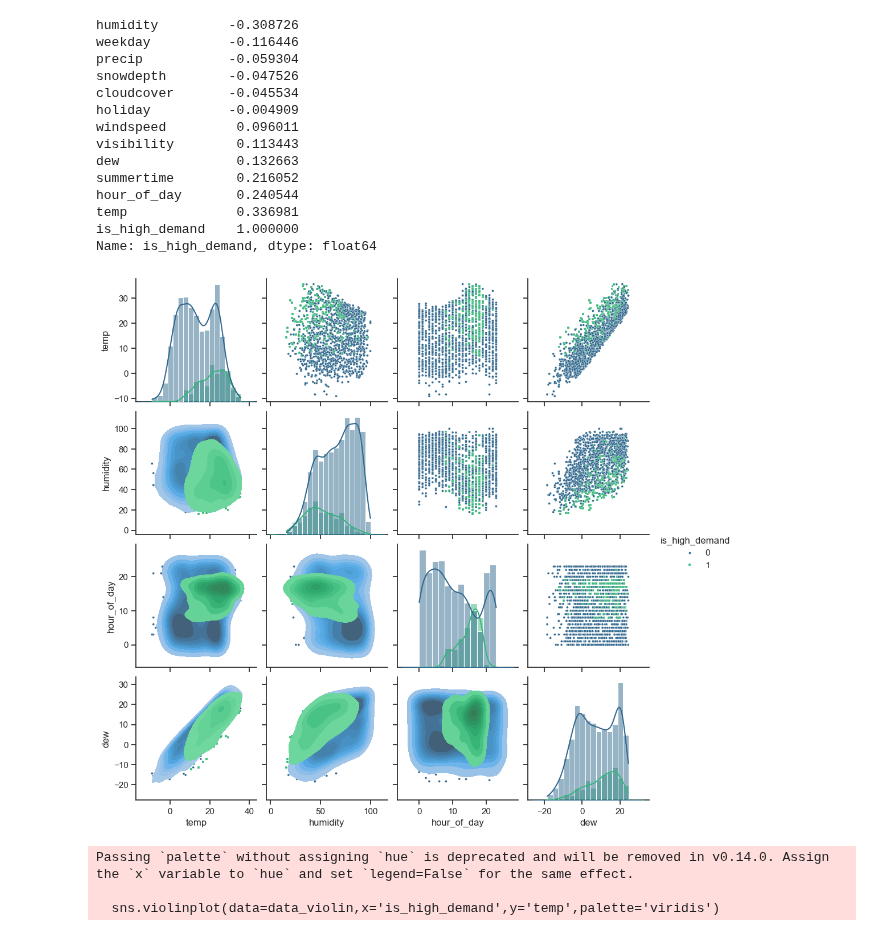
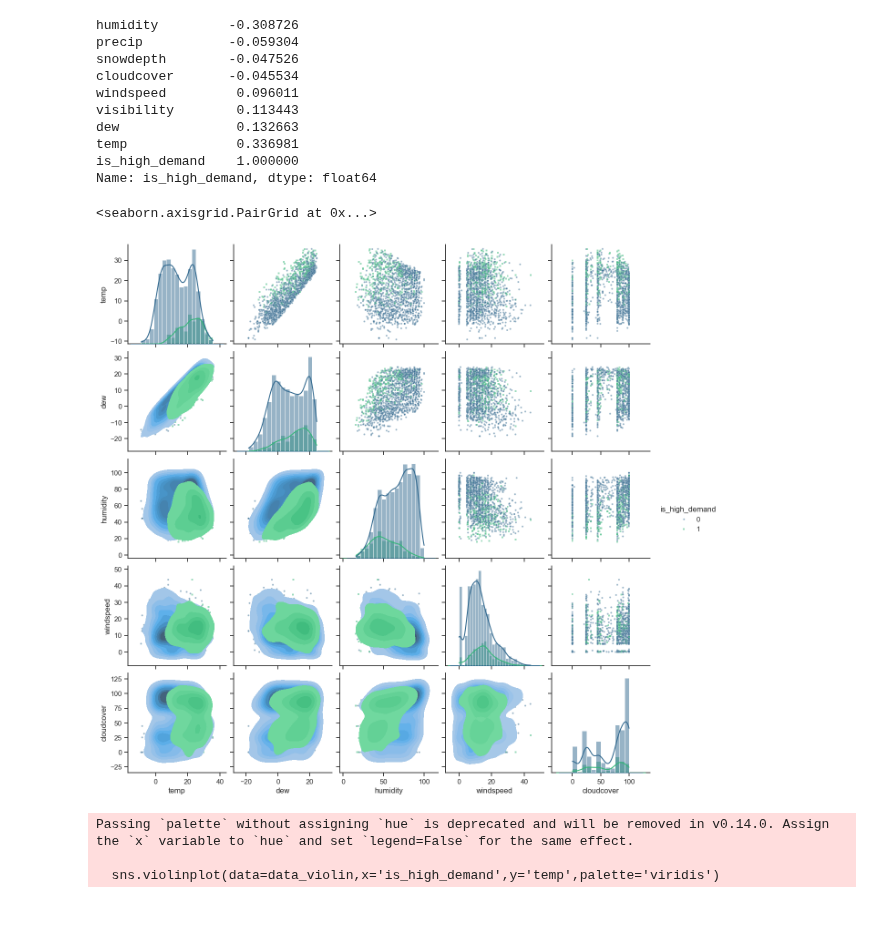
Before and after one commit to vaughankraska/BIKES_SML, a Jupyter notebook: notebooks/finn_exploratory_analysis.ipynb, the cells around one changed output. Cells and saved outputs as stored; diff of their text form; code cells hidden in the pictures.

Commit message:
small plot edits and tables

```diff
--- a/notebooks/finn_exploratory_analysis.ipynb
+++ b/notebooks/finn_exploratory_analysis.ipynb
@@ -8,6 +8,10 @@ from itertools import combinations
 data = pd.read_csv('../data/training_data.csv')
 data['increase_stock'] = data['increase_stock'].astype('category')
 data['month'] = data['month'].astype('category')
+data['hour_of_day'] = data['hour_of_day'].astype('category')
+data['holiday'] = data['holiday'].astype('category')
+data['weekday'] = data['weekday'].astype('category')
+data['summertime'] = data['summertime'].astype('category')
 data['day_of_week'] = data['day_of_week'].astype('category')
 data = data.drop('snow', axis=1) #no information in this column
 data['is_high_demand'] = data['increase_stock'].apply(lambda entity: 1 if entity == 'high_bike_demand' else 0)
@@ -68,36 +72,33 @@ sns.heatmap(corr_matrix, mask=mask, cmap='viridis', vmax=.3, center=0,
 print(corr_matrix['is_high_demand'].sort_values())
 # %% [output]
 humidity         -0.308726
-weekday          -0.116446
 precip           -0.059304
 snowdepth        -0.047526
 cloudcover       -0.045534
-holiday          -0.004909
 windspeed         0.096011
 visibility        0.113443
 dew               0.132663
-summertime        0.216052
-hour_of_day       0.240544
 temp              0.336981
 is_high_demand    1.000000
 Name: is_high_demand, dtype: float64
 # %%
 #show plots of all highly correlated numerical data
-data_correlated_subset = data[['is_high_demand','temp','humidity','hour_of_day','dew']]
-covariates = data_correlated_subset.columns[data_correlated_subset.columns != 'is_high_demand']
+data_weather = data_numerical.drop(['precip','visibility','snowdepth'],axis=1)
+covariates = data_weather.columns[data_weather.columns != 'is_high_demand']
 # Create scatter plots for every combination of covariates
 sns.set(style="ticks")
 pp = sns.pairplot(data_numerical,
              vars=covariates,
              hue='is_high_demand',
              markers=["o", "s"],
-             plot_kws={"s":8},
+             plot_kws={"s":8,'alpha':.5},
              palette='viridis')
 pp.map_lower(sns.kdeplot, fill=True)
 pp.map_diag(sns.histplot, kde=True)
-# plt.savefig('../figures/highly_correlated_pair_plot.png',format='png', dpi=800, bbox_inches='tight')
+# plt.savefig('../figures/pair_plot_weather.png',format='png', dpi=800, bbox_inches='tight')
 # %% [output]
+<seaborn.axisgrid.PairGrid at 0x...>
-[figure, old version]
+[figure, new version]
 # %%
 #visualize the distributions for across summertime (since it is binary)
 data_violin = data[['is_high_demand','temp','humidity','hour_of_day','summertime','month', 'weekday']]
```
Also changed, not shown: parts of 7 cells of this notebook, 1 other file.
